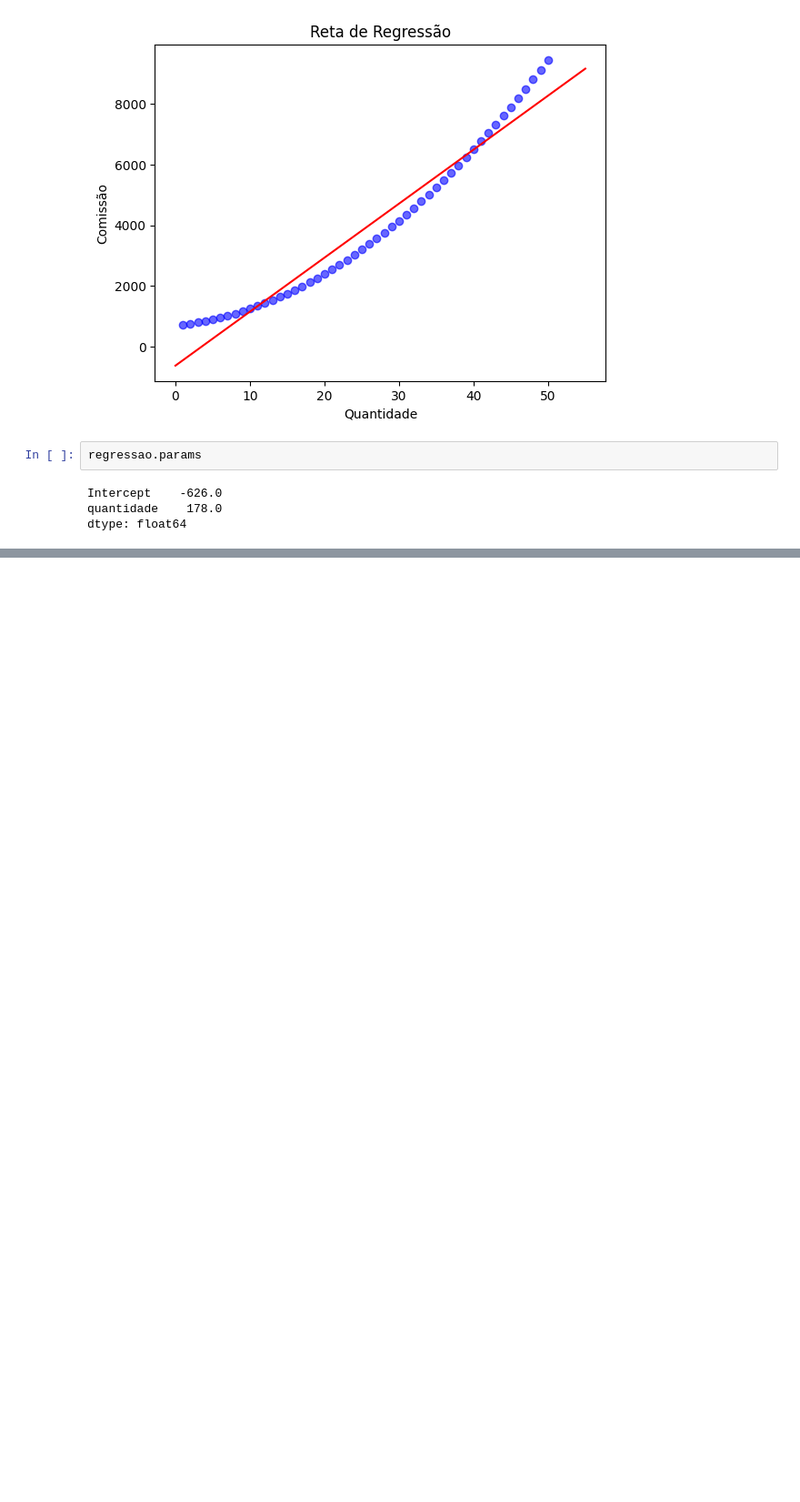
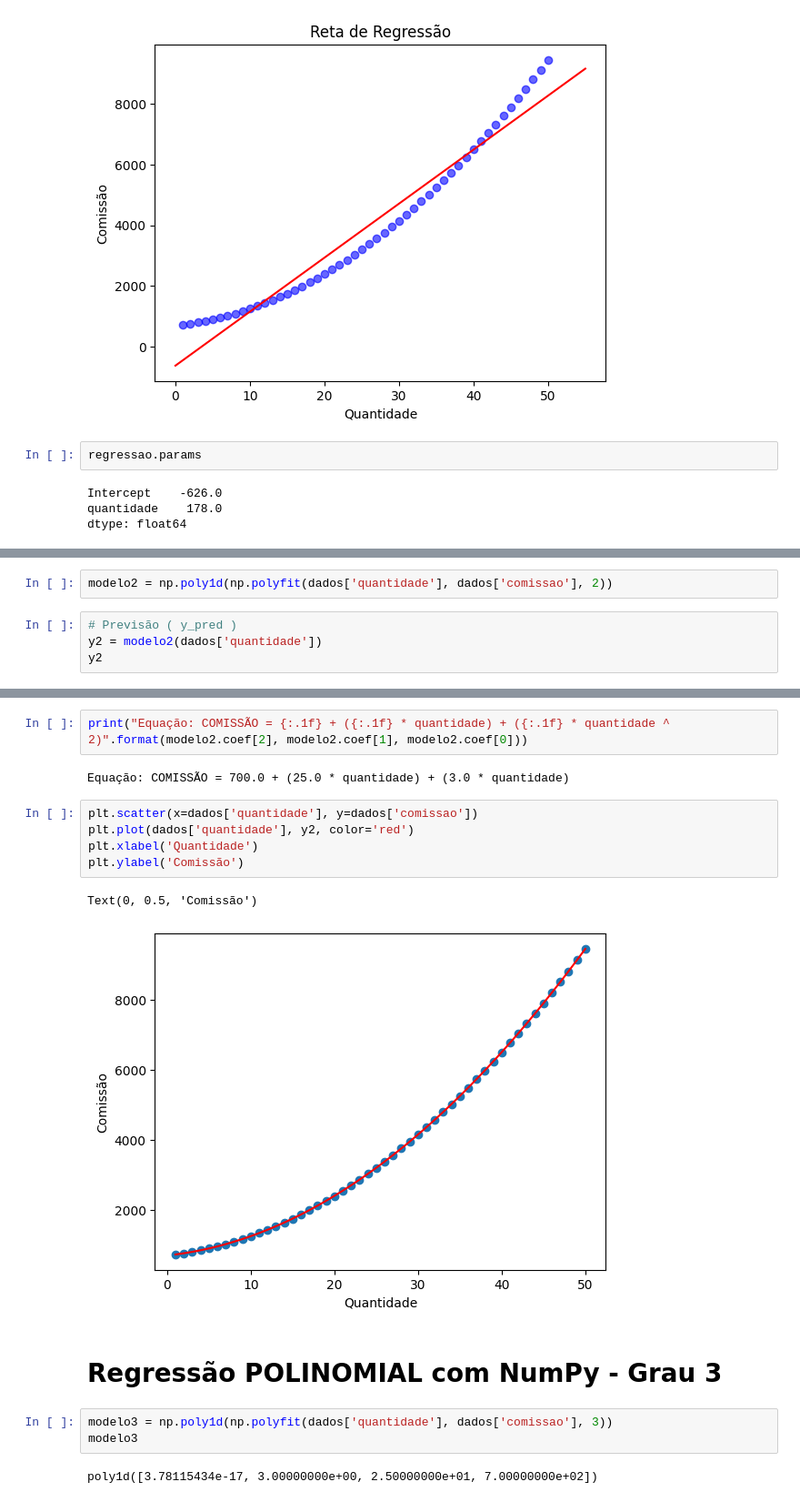
Before and after one commit to MaxVieiraSantiago/Machine-Learning-Algorithms, a Jupyter notebook: Polinomial Regression/Regressão_Polinomial.ipynb, the cells around one changed output, grey strips where cells are left out. Shown at 91% size. Cells and saved outputs as stored; diff of their text form; blank space fills up the shorter version.

```diff
--- a/Polinomial Regression/Regressão_Polinomial.ipynb
+++ b/Polinomial Regression/Regressão_Polinomial.ipynb
@@ -157,0 +162,6 @@ dtype: float64
+# %%
+modelo2 = np.poly1d(np.polyfit(dados['quantidade'], dados['comissao'], 2))
+# %%
+# Previsão ( y_pred )
+y2 = modelo2(dados['quantidade'])
+y2
@@ -157,0 +183,19 @@ dtype: float64
+# %%
+print("Equação: COMISSÃO = {:.1f} + ({:.1f} * quantidade) + ({:.1f} * quantidade ^ 2)".format(modelo2.coef[2], modelo2.coef[1], modelo2.coef[0]))
+# %% [output]
+Equação: COMISSÃO = 700.0 + (25.0 * quantidade) + (3.0 * quantidade)
+# %%
+plt.scatter(x=dados['quantidade'], y=dados['comissao'])
+plt.plot(dados['quantidade'], y2, color='red')
+plt.xlabel('Quantidade')
+plt.ylabel('Comissão')
+# %% [output]
+Text(0, 0.5, 'Comissão')
+[figure, added]
+# %% [markdown]
+# **Regressão POLINOMIAL com NumPy - Grau 3**
+# %%
+modelo3 = np.poly1d(np.polyfit(dados['quantidade'], dados['comissao'], 3))
+modelo3
+# %% [output]
+poly1d([3.78115434e-17, 3.00000000e+00, 2.50000000e+01, 7.00000000e+02])
```
Also changed, not shown: parts of 27 cells of this notebook.
